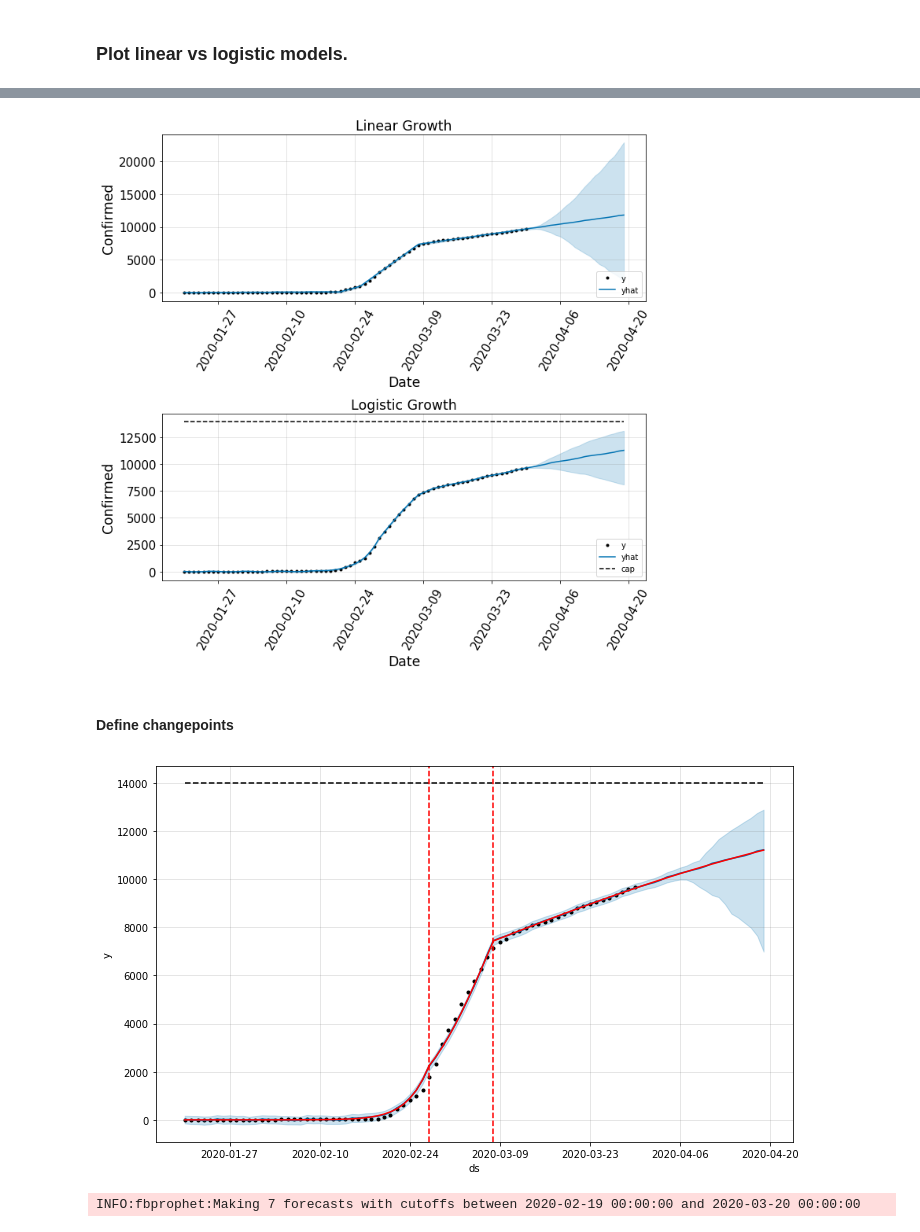
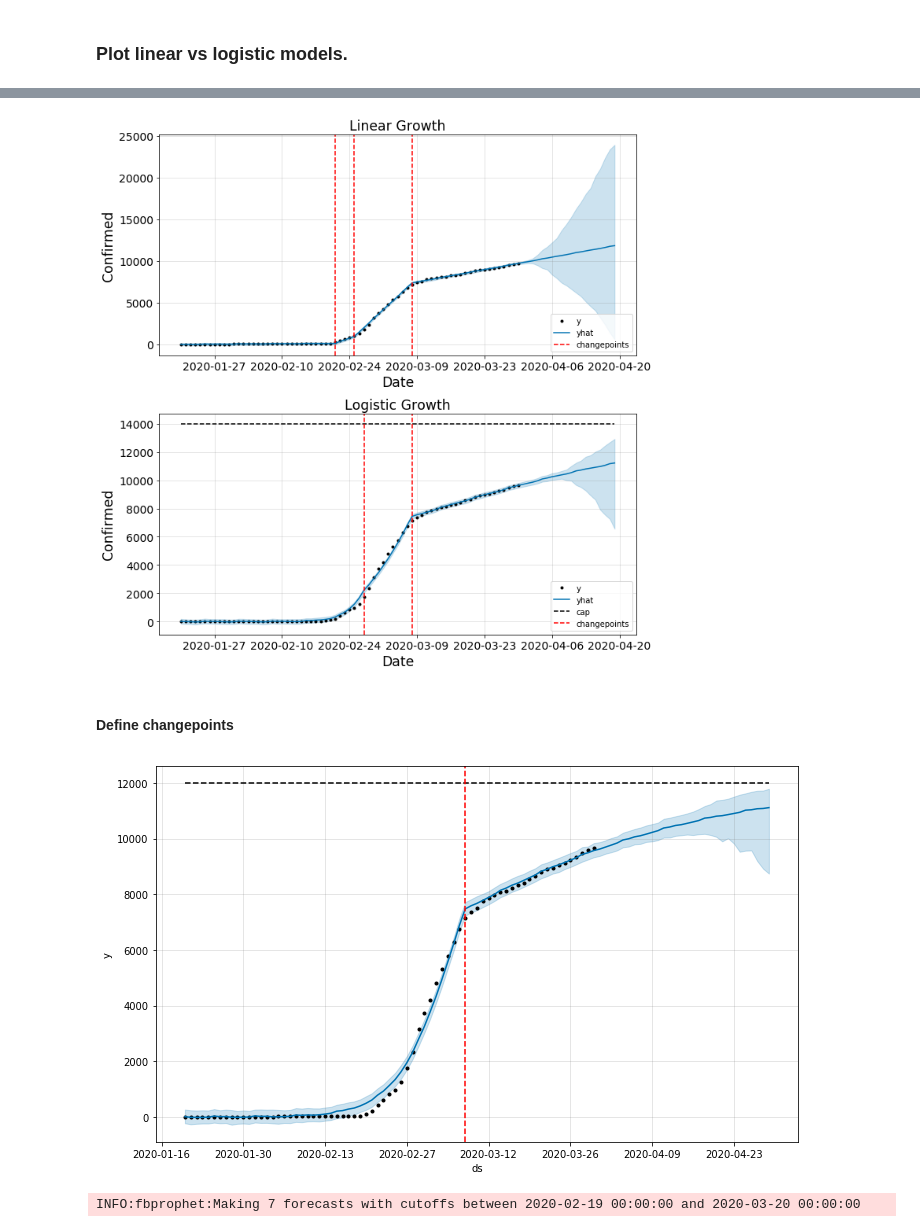
Before and after one commit to RileyWClarke/MLTSA_COVID19, a Jupyter notebook: COVID-19-models.ipynb, the cells around one changed output, grey strips where cells are left out. Cells and saved outputs as stored; diff of their text form; code cells hidden in the pictures.

```diff
--- a/COVID-19-models.ipynb
+++ b/COVID-19-models.ipynb
@@ -21,7 +24,7 @@ from fbprophet import Prophet, diagnostics
 from fbprophet.diagnostics import cross_validation, performance_metrics
 from fbprophet.plot import plot_cross_validation_metric, add_changepoints_to_plot, plot_plotly
 # %%
-time = pd.read_csv('Time.csv')
+time = pd.read_csv('coronavirusdataset/Time.csv')
 time.tail()
 # %% [output]
 |  | date | time | test | negative | confirmed | released | deceased |
@@ -164,0 +168,20 @@ a = add_changepoints_to_plot(fig4.gca(), simlog1, forecast)
+# %%
+#define changepoints
+simlog2 = Prophet(growth='logistic',
+    yearly_seasonality=False,
+    weekly_seasonality = True,
+    daily_seasonality = False,
+    changepoints = ['2020-02-27','2020-03-08'],  #'2020-02-21', '2020-02-27',
+    changepoint_prior_scale=1)
+confirmed_data['cap'] = 14000
+simlog2.fit(confirmed_data)
+future = simlog2.make_future_dataframe(periods=20)
+future['cap'] = 14000
+forecast = simlog2.predict(future)
+
+fig5, ax = plt.subplots(figsize=(10,6))
+simlog2.plot(forecast,ax=ax)
+ax.set_xlabel('Date')
+ax.set_ylabel('Confirmed')
+
+a5 = add_changepoints_to_plot(fig5.gca(), simlog2, forecast,trend=False)
@@ -222,35 +263,39 @@ We see for the linear model forecast that errors are around 32% for 1 day into t
 # %%
 figvs, (ax1,ax2) = plt.subplots(2,1,figsize=(10,10))
 
 #linear
 future = simp.make_future_dataframe(periods=20)
 forecast = simp.predict(future)
-simp.plot(forecast,ax = ax1);
+fig1 =simp.plot(forecast,ax = ax1);
 ax1.set_title('Linear Growth',fontsize='xx-large' )
 ax1.set_xlabel('Date',fontsize='xx-large')
 ax1.set_ylabel('Confirmed',fontsize='xx-large')
-ax1.tick_params(axis='both', which='major', labelsize=15)
-ax1.set_xticklabels(ax1.get_xticklabels(), rotation=60)
+ax1.tick_params(axis='both', which='major', labelsize=14)
+#ax1.set_xticklabels(ax1.get_xticklabels(), rotation=60)
+
+a1=add_changepoints_to_plot(ax=ax1,m=simp, fcst=forecast,trend = False)
+a1[0].set_label('changepoints')
 ax1.legend(loc=4)
 
 #logistic
-future = simlog1.make_future_dataframe(periods=20)
+future = simlog2.make_future_dataframe(periods=20)
 future['cap'] = 14000
-forecast = simlog1.predict(future)
-simlog1.plot(forecast,ax=ax2)
+forecast = simlog2.predict(future)
+figvs2=simlog2.plot(forecast,ax=ax2)
 ax2.set_xlabel('Date',fontsize='xx-large')
 ax2.set_ylabel('Confirmed',fontsize='xx-large')
 ax2.set_title('Logistic Growth',fontsize='xx-large')
+a2 = add_changepoints_to_plot(ax=ax2, m=simlog2, fcst=forecast,trend = False)
 
-ax2.tick_params(axis='both', which='major', labelsize=15)
+ax2.tick_params(axis='both', which='major', labelsize=14)
 
-ax2.set_xticklabels(ax2.get_xticklabels(), rotation=60)
-
+#ax2.set_xticklabels(ax2.get_xticklabels(), rotation=60)
+a2[0].set_label('changepoints')
 ax2.legend(loc=4)
 
 figvs.tight_layout()
 # %% [output]
-[figure, old version]
+[figure, new version]
 # %% [markdown]
 #### Define changepoints
 # %%
@@ -259,19 +304,18 @@ simlog2 = Prophet(growth='logistic',
     yearly_seasonality=False,
     weekly_seasonality = True,
     daily_seasonality = False,
-    seasonality_mode = 'additive',
-    changepoints = ['2020-02-21', '2020-02-27','2020-03-08'],  #'2020-02-21',
-    changepoint_prior_scale=1)
-confirmed_data['cap'] = 14000
+    changepoints = ['2020-03-08'],  #'2020-02-21', '2020-02-27',
+    changepoint_prior_scale=0.5)
+confirmed_data['cap'] = 12000
 simlog2.fit(confirmed_data)
-future = simlog2.make_future_dataframe(periods=20)
-future['cap'] = 14000
+future = simlog2.make_future_dataframe(periods=30)
+future['cap'] = 12000
 forecast = simlog2.predict(future)
 fig5 = simlog2.plot(forecast)
 
-a5 = add_changepoints_to_plot(fig5.gca(), simlog2, forecast)
+a5 = add_changepoints_to_plot(fig5.gca(), simlog2, forecast,trend=False)
 # %% [output]
-[figure, old version]
+[figure, new version]
 # %%
 cvresult_simlog1 = cross_validation(simlog2, horizon = '10 days')
 
```
Also changed, not shown: parts of 21 cells of this notebook.
